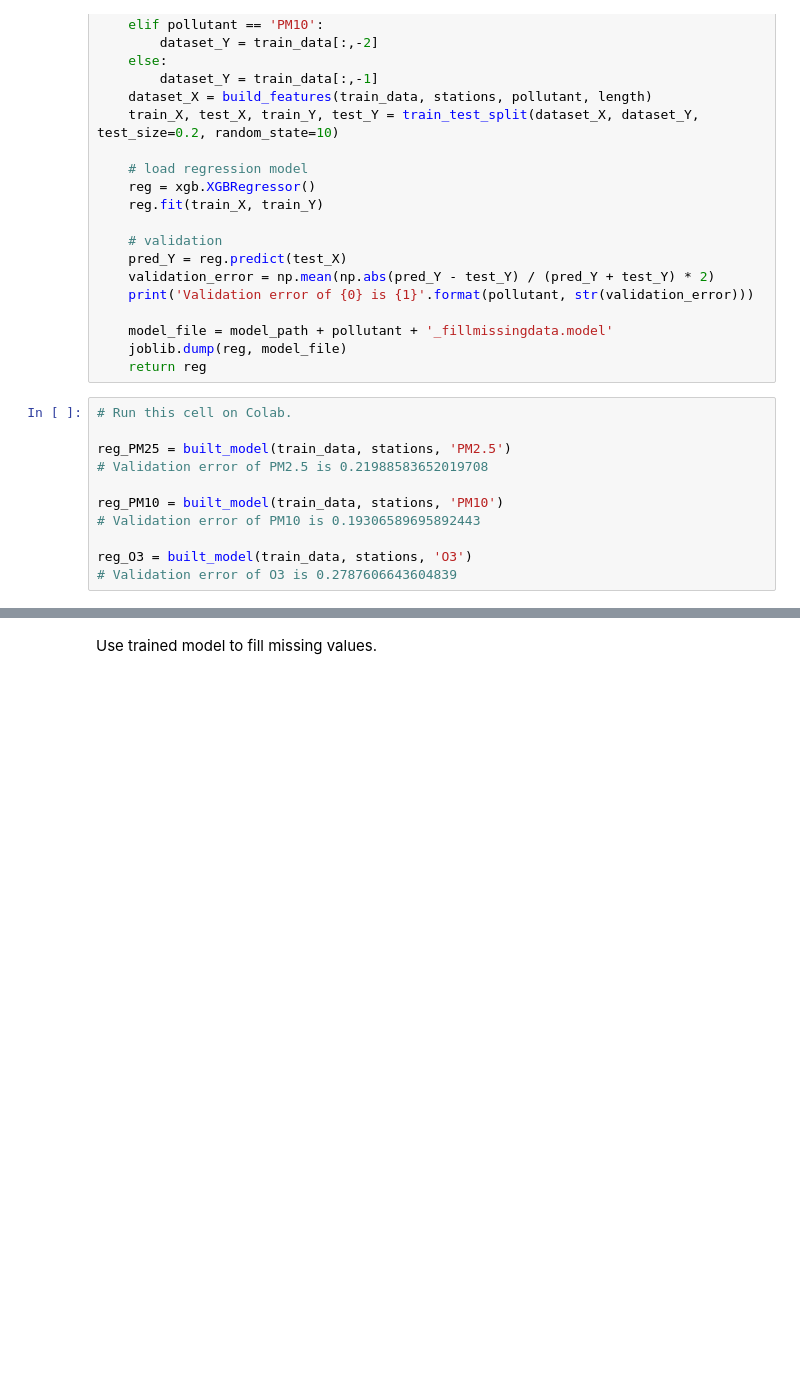
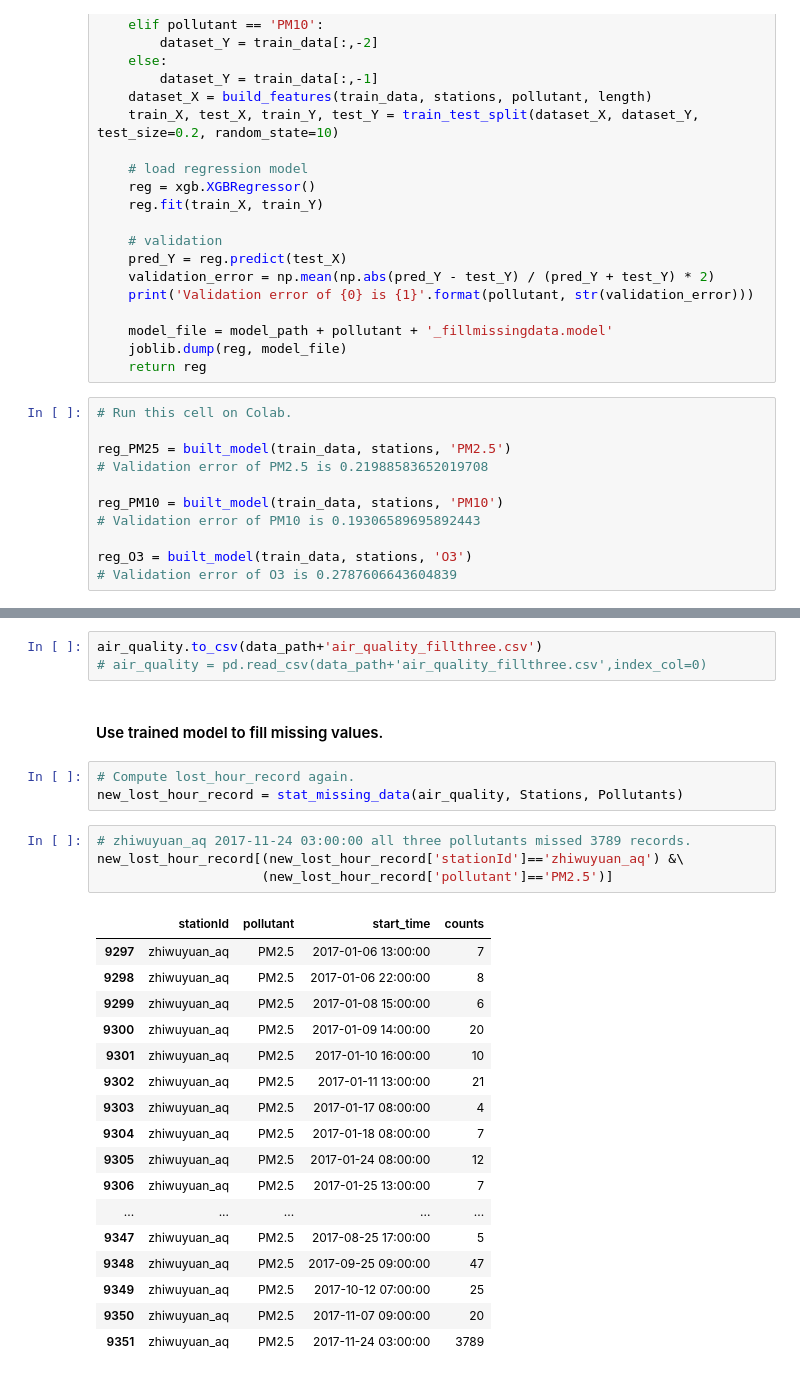
Before and after one commit to JulieYao0754/5002_GroupProject, a Jupyter notebook: Air_Quality_Preprocessing.ipynb, the cells around one changed output, grey strips where cells are left out. Drawn from its saved outputs; the diff is of its cells as text; blank space fills up the shorter version.

```diff
--- a/Air_Quality_Preprocessing.ipynb
+++ b/Air_Quality_Preprocessing.ipynb
@@ -588,2 +725,30 @@ reg_O3 = built_model(train_data, stations, 'O3')
+# %%
+air_quality.to_csv(data_path+'air_quality_fillthree.csv')
+# air_quality = pd.read_csv(data_path+'air_quality_fillthree.csv',index_col=0)
 # %% [markdown]
-Use trained model to fill missing values.
+#### Use trained model to fill missing values.
+# %%
+# Compute lost_hour_record again.
+new_lost_hour_record = stat_missing_data(air_quality, Stations, Pollutants)
+# %%
+# zhiwuyuan_aq 2017-11-24 03:00:00 all three pollutants missed 3789 records.
+new_lost_hour_record[(new_lost_hour_record['stationId']=='zhiwuyuan_aq') &\
+                     (new_lost_hour_record['pollutant']=='PM2.5')]
+# %% [output]
+|  | stationId | pollutant | start_time | counts |
+| 9297 | zhiwuyuan_aq | PM2.5 | 2017-01-06 13:00:00 | 7 |
+| 9298 | zhiwuyuan_aq | PM2.5 | 2017-01-06 22:00:00 | 8 |
+| 9299 | zhiwuyuan_aq | PM2.5 | 2017-01-08 15:00:00 | 6 |
+| 9300 | zhiwuyuan_aq | PM2.5 | 2017-01-09 14:00:00 | 20 |
+| 9301 | zhiwuyuan_aq | PM2.5 | 2017-01-10 16:00:00 | 10 |
+| 9302 | zhiwuyuan_aq | PM2.5 | 2017-01-11 13:00:00 | 21 |
+| 9303 | zhiwuyuan_aq | PM2.5 | 2017-01-17 08:00:00 | 4 |
+| 9304 | zhiwuyuan_aq | PM2.5 | 2017-01-18 08:00:00 | 7 |
+| 9305 | zhiwuyuan_aq | PM2.5 | 2017-01-24 08:00:00 | 12 |
+| 9306 | zhiwuyuan_aq | PM2.5 | 2017-01-25 13:00:00 | 7 |
+| ... | ... | ... | ... | ... |
+| 9347 | zhiwuyuan_aq | PM2.5 | 2017-08-25 17:00:00 | 5 |
+| 9348 | zhiwuyuan_aq | PM2.5 | 2017-09-25 09:00:00 | 47 |
+| 9349 | zhiwuyuan_aq | PM2.5 | 2017-10-12 07:00:00 | 25 |
+| 9350 | zhiwuyuan_aq | PM2.5 | 2017-11-07 09:00:00 | 20 |
+| 9351 | zhiwuyuan_aq | PM2.5 | 2017-11-24 03:00:00 | 3789 |
```
Also changed, not shown: parts of 35 cells of this notebook, 1 other file.
